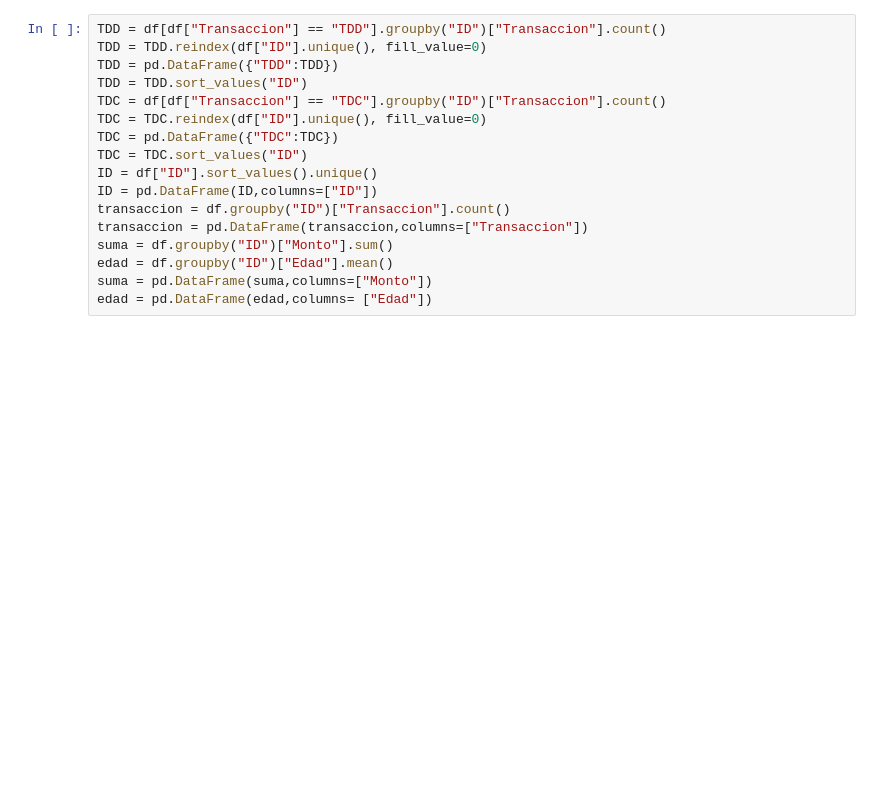
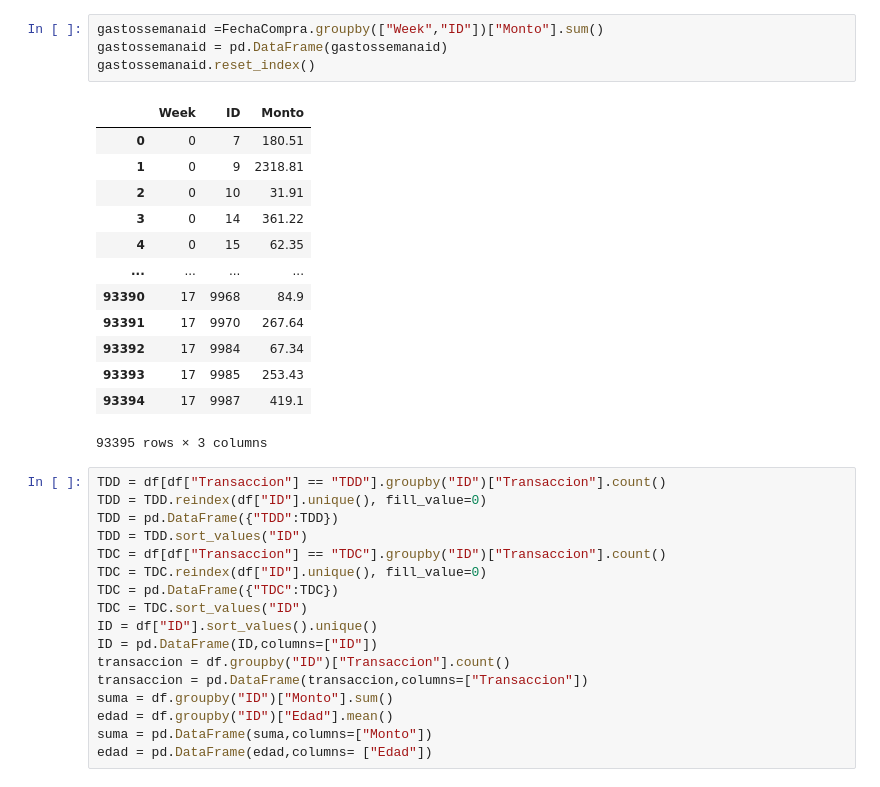
Before and after one commit to Azahramirez/DATATON1, a Jupyter notebook: uno.ipynb, the cells around one changed output. Saved outputs shown, nothing was run; the diff lists cells and outputs as text; blank space fills up the shorter version.

```diff
--- a/uno.ipynb
+++ b/uno.ipynb
@@ -6,3 +103,21 @@ df.columns=["Transaccion","Comercio","Tipo Comercio","Especifico","Fecha","Pais"
+# %%
+gastossemanaid =FechaCompra.groupby(["Week","ID"])["Monto"].sum()
+gastossemanaid = pd.DataFrame(gastossemanaid)
+gastossemanaid.reset_index()
+# %% [output]
+|  | Week | ID | Monto |
+| 0 | 0 | 7 | 180.51 |
+| 1 | 0 | 9 | 2318.81 |
+| 2 | 0 | 10 | 31.91 |
+| 3 | 0 | 14 | 361.22 |
+| 4 | 0 | 15 | 62.35 |
+| ... | ... | ... | ... |
+| 93390 | 17 | 9968 | 84.9 |
+| 93391 | 17 | 9970 | 267.64 |
+| 93392 | 17 | 9984 | 67.34 |
+| 93393 | 17 | 9985 | 253.43 |
+| 93394 | 17 | 9987 | 419.1 |
+93395 rows × 3 columns
 # %%
 TDD = df[df["Transaccion"] == "TDD"].groupby("ID")["Transaccion"].count()
 TDD = TDD.reindex(df["ID"].unique(), fill_value=0)
```
Also changed, not shown: parts of 8 cells of this notebook.
